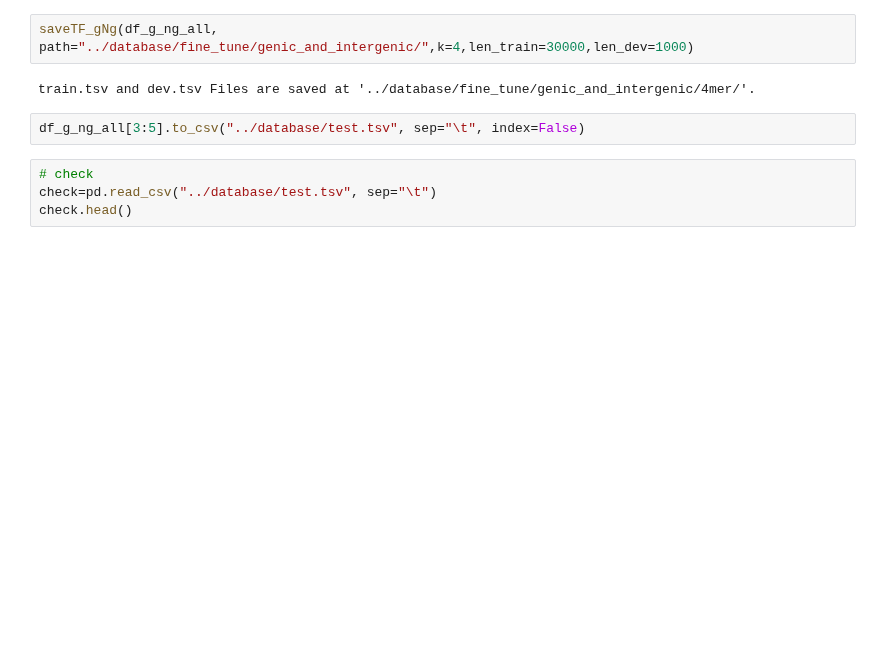
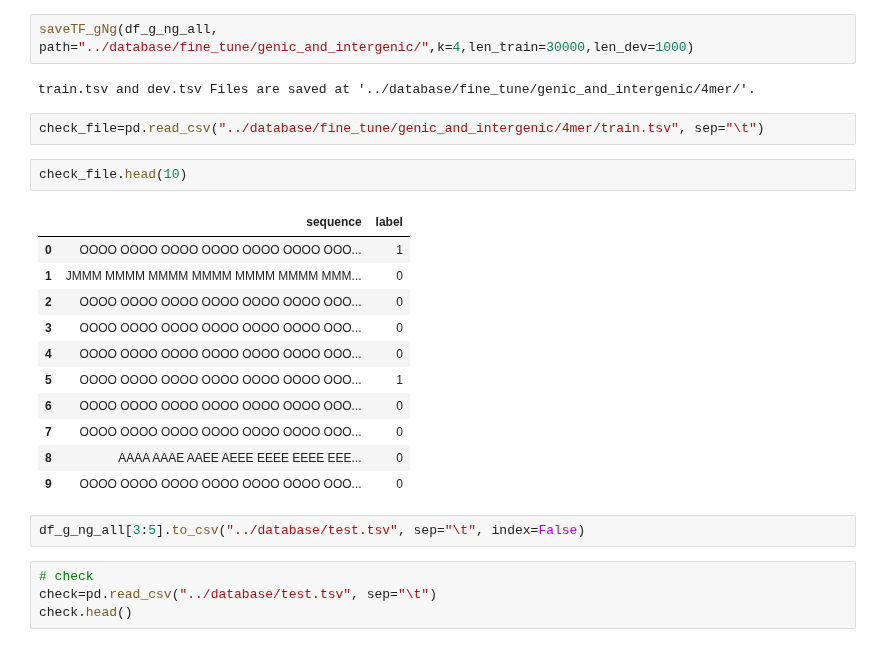
Before and after one commit to caocao0525/NSP, a Jupyter notebook: fine_tuning_data_preparation.ipynb, the cells around one changed output. Cells and saved outputs as stored; diff of their text form; blank space fills up the shorter version.

```diff
--- a/fine_tuning_data_preparation.ipynb
+++ b/fine_tuning_data_preparation.ipynb
@@ -261,6 +261,22 @@ len(df_g_ng_all)
 saveTF_gNg(df_g_ng_all, path="../database/fine_tune/genic_and_intergenic/",k=4,len_train=30000,len_dev=1000)
 # %% [output]
 train.tsv and dev.tsv Files are saved at '../database/fine_tune/genic_and_intergenic/4mer/'.
+# %%
+check_file=pd.read_csv("../database/fine_tune/genic_and_intergenic/4mer/train.tsv", sep="\t")
+# %%
+check_file.head(10)
+# %% [output]
+|  | sequence | label |
+| 0 | OOOO OOOO OOOO OOOO OOOO OOOO OOO... | 1 |
+| 1 | JMMM MMMM MMMM MMMM MMMM MMMM MMM... | 0 |
+| 2 | OOOO OOOO OOOO OOOO OOOO OOOO OOO... | 0 |
+| 3 | OOOO OOOO OOOO OOOO OOOO OOOO OOO... | 0 |
+| 4 | OOOO OOOO OOOO OOOO OOOO OOOO OOO... | 0 |
+| 5 | OOOO OOOO OOOO OOOO OOOO OOOO OOO... | 1 |
+| 6 | OOOO OOOO OOOO OOOO OOOO OOOO OOO... | 0 |
+| 7 | OOOO OOOO OOOO OOOO OOOO OOOO OOO... | 0 |
+| 8 | AAAA AAAE AAEE AEEE EEEE EEEE EEE... | 0 |
+| 9 | OOOO OOOO OOOO OOOO OOOO OOOO OOO... | 0 |
 # %%
 df_g_ng_all[3:5].to_csv("../database/test.tsv", sep="\t", index=False)
 # %%
```
Also changed, not shown: 2 other files.
